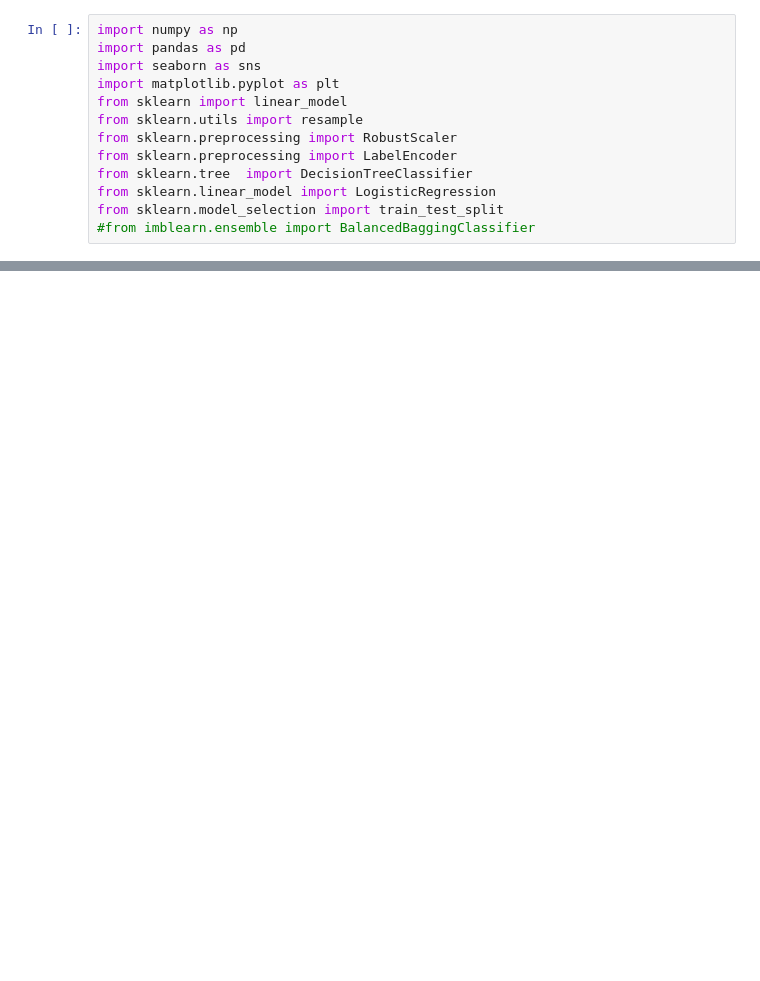
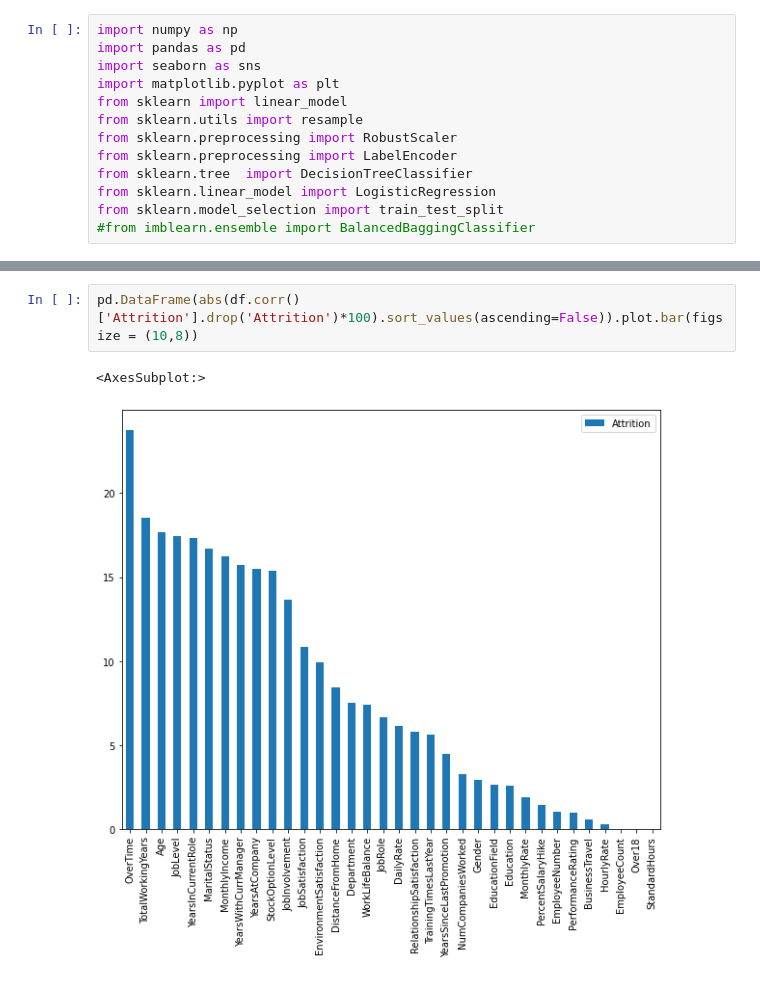
Before and after one commit to ksramalakshmi/AttritionAnalysisSoftware, a Jupyter notebook: attrition_prediction_model.ipynb, the cells around one changed output, grey strips where cells are left out. Cells and saved outputs as stored; diff of their text form; blank space fills up the shorter version.

```diff
--- a/attrition_prediction_model.ipynb
+++ b/attrition_prediction_model.ipynb
@@ -24,0 +235,5 @@ data.head(5)
+# %%
+pd.DataFrame(abs(df.corr()['Attrition'].drop('Attrition')*100).sort_values(ascending=False)).plot.bar(figsize = (10,8))
+# %% [output]
+<AxesSubplot:>
+[figure, added]
```
Also changed, not shown: parts of 35 cells of this notebook.
